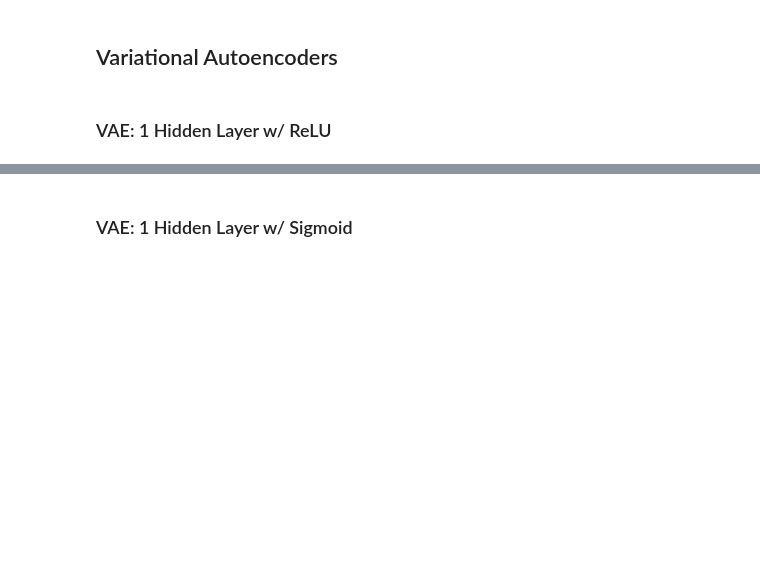
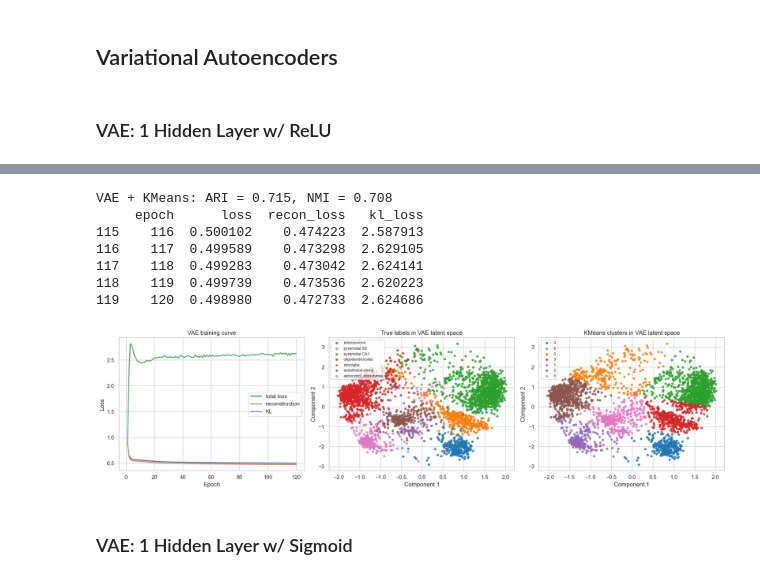
Before and after one commit to nikita-jaya/gene-expression-project, a Jupyter notebook: gene-expression-code.ipynb, the cells around one changed output, grey strips where cells are left out. Drawn from its saved outputs; the diff is of its cells as text; code cells hidden in the pictures; blank space fills up the shorter version.

```diff
--- a/gene-expression-code.ipynb
+++ b/gene-expression-code.ipynb
@@ -454,3 +460,14 @@ VAE + KMeans: ARI = 0.751, NMI = 0.725
+# %%
+vae_relu_ari, vae_relu_nmi = run_model_and_plot(x, activation = nn.ReLU, hidden_dims=[64], latent_dim=2, beta=0.01, epochs=120)
+# %% [output]
+VAE + KMeans: ARI = 0.715, NMI = 0.708
+     epoch      loss  recon_loss   kl_loss
+115    116  0.500102    0.474223  2.587913
+116    117  0.499589    0.473298  2.629105
+117    118  0.499283    0.473042  2.624141
+118    119  0.499739    0.473536  2.620223
+119    120  0.498980    0.472733  2.624686
+[figure, added]
 # %% [markdown]
 ### VAE: 1 Hidden Layer w/ Sigmoid
 # %%
```
Also changed, not shown: parts of 9 cells of this notebook.
